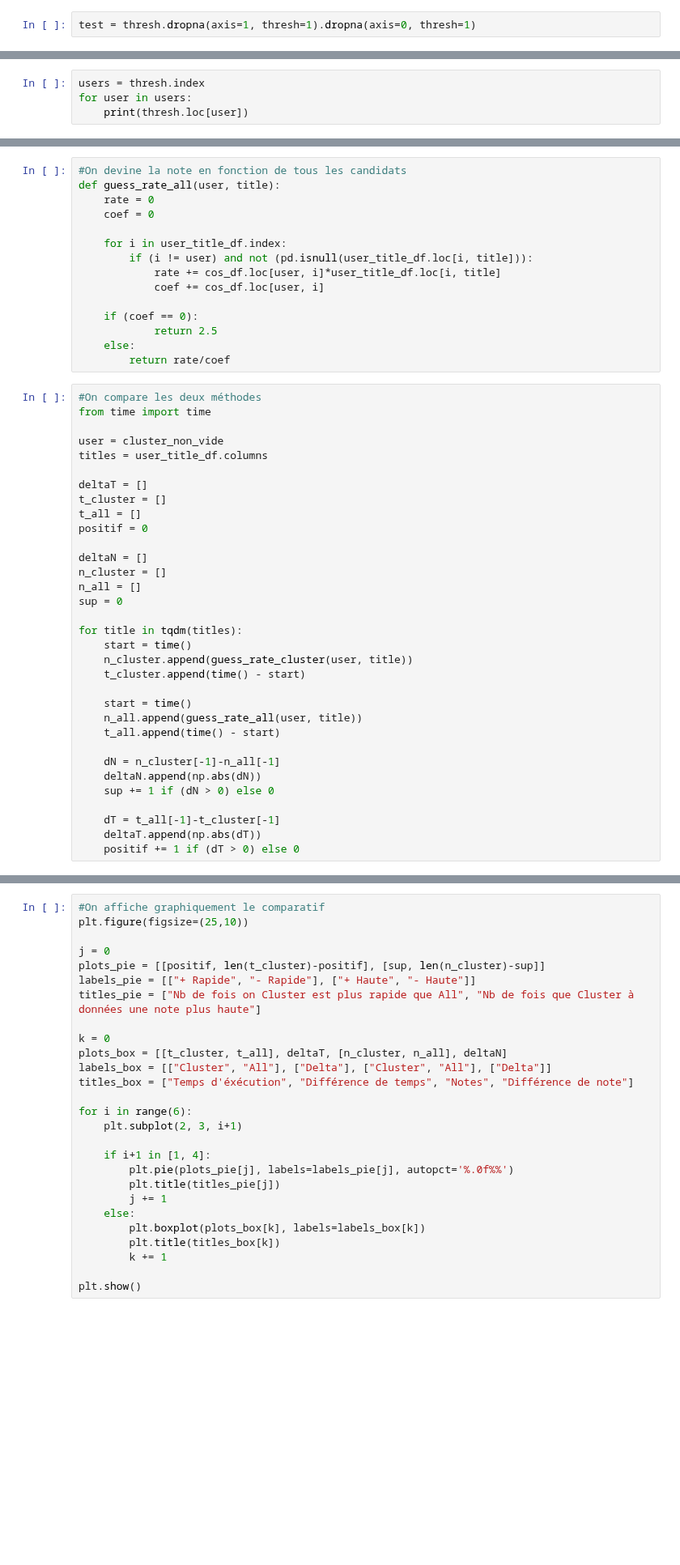
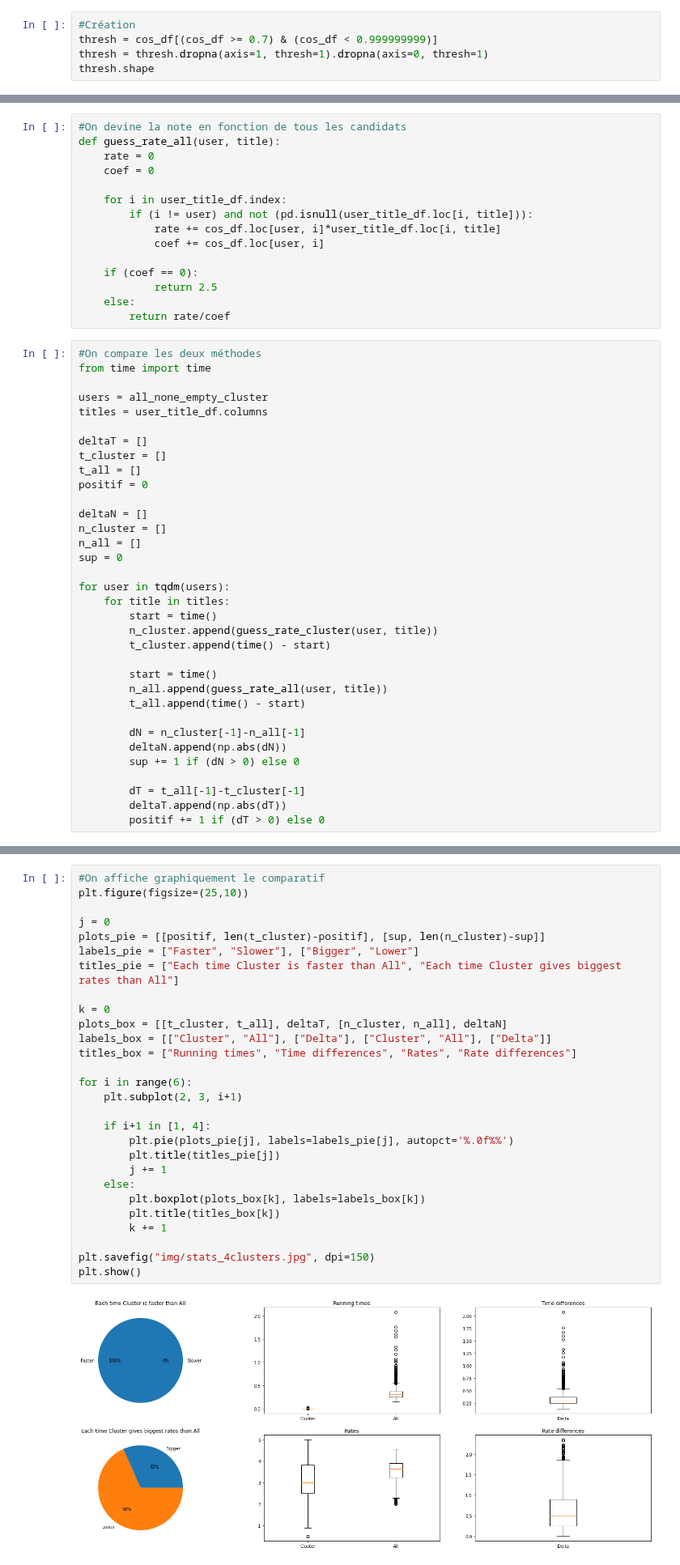
Before and after one commit to StundFR/ClusteringRecommendation, a Jupyter notebook: GroupLens/groupLens.ipynb, the cells around one changed output, grey strips where cells are left out. Shown at 81% size. Cells and saved outputs as stored; diff of their text form; blank space fills up the shorter version.

Commit message:
Amélioration du clustering

```diff
--- a/GroupLens/groupLens.ipynb
+++ b/GroupLens/groupLens.ipynb
@@ -69,3 +71,6 @@ thresh = cos_df[cos_df >= 0.7]
 # %%
-test = thresh.dropna(axis=1, thresh=1).dropna(axis=0, thresh=1)
+#Création
+thresh = cos_df[(cos_df >= 0.7) & (cos_df < 0.999999999)]
+thresh = thresh.dropna(axis=1, thresh=1).dropna(axis=0, thresh=1)
+thresh.shape
 # %% [output]
@@ -86,4 +77,0 @@ test = thresh.dropna(axis=1, thresh=1).dropna(axis=0, thresh=1)
-# %%
-users = thresh.index
-for user in users:
-    print(thresh.loc[user])
@@ -152,7 +140,7 @@ def guess_rate_all(user, title):
 #On compare les deux méthodes
 from time import time
 
-user = cluster_non_vide
+users = all_none_empty_cluster
 titles = user_title_df.columns
 
 deltaT = []
@@ -165,19 +153,20 @@ n_cluster = []
 n_all = []
 sup = 0
 
-for title in tqdm(titles):
-    start = time()
-    n_cluster.append(guess_rate_cluster(user, title))
-    t_cluster.append(time() - start)
+for user in tqdm(users):
+    for title in titles:
+        start = time()
+        n_cluster.append(guess_rate_cluster(user, title))
+        t_cluster.append(time() - start)
 
-    start = time()
-    n_all.append(guess_rate_all(user, title))
-    t_all.append(time() - start)
+        start = time()
+        n_all.append(guess_rate_all(user, title))
+        t_all.append(time() - start)
 
-    dN = n_cluster[-1]-n_all[-1]
-    deltaN.append(np.abs(dN))
-    sup += 1 if (dN > 0) else 0
+        dN = n_cluster[-1]-n_all[-1]
+        deltaN.append(np.abs(dN))
+        sup += 1 if (dN > 0) else 0
 
-    dT = t_all[-1]-t_cluster[-1]
-    deltaT.append(np.abs(dT))
-    positif += 1 if (dT > 0) else 0
+        dT = t_all[-1]-t_cluster[-1]
+        deltaT.append(np.abs(dT))
+        positif += 1 if (dT > 0) else 0
@@ -184,30 +175,33 @@ for title in tqdm(titles):
 # %%
 #On affiche graphiquement le comparatif
 plt.figure(figsize=(25,10))
 
 j = 0
 plots_pie = [[positif, len(t_cluster)-positif], [sup, len(n_cluster)-sup]]
-labels_pie = [["+ Rapide", "- Rapide"], ["+ Haute", "- Haute"]]
-titles_pie = ["Nb de fois on Cluster est plus rapide que All", "Nb de fois que Cluster à données une note plus haute"]
+labels_pie = ["Faster", "Slower"], ["Bigger", "Lower"]
+titles_pie = ["Each time Cluster is faster than All", "Each time Cluster gives biggest rates than All"]
 
 k = 0
 plots_box = [[t_cluster, t_all], deltaT, [n_cluster, n_all], deltaN]
 labels_box = [["Cluster", "All"], ["Delta"], ["Cluster", "All"], ["Delta"]]
-titles_box = ["Temps d'éxécution", "Différence de temps", "Notes", "Différence de note"]
+titles_box = ["Running times", "Time differences", "Rates", "Rate differences"]
 
 for i in range(6):
     plt.subplot(2, 3, i+1)
 
     if i+1 in [1, 4]:
         plt.pie(plots_pie[j], labels=labels_pie[j], autopct='%.0f%%')
         plt.title(titles_pie[j])
         j += 1
     else:
         plt.boxplot(plots_box[k], labels=labels_box[k])
         plt.title(titles_box[k])
         k += 1
 
+plt.savefig("img/stats_4clusters.jpg", dpi=150)
 plt.show()
+# %% [output]
+[figure, added]
 # %%
 cluster_non_vide = []
 for k in cluster.keys():
```
Also changed, not shown: parts of 14 cells of this notebook.
